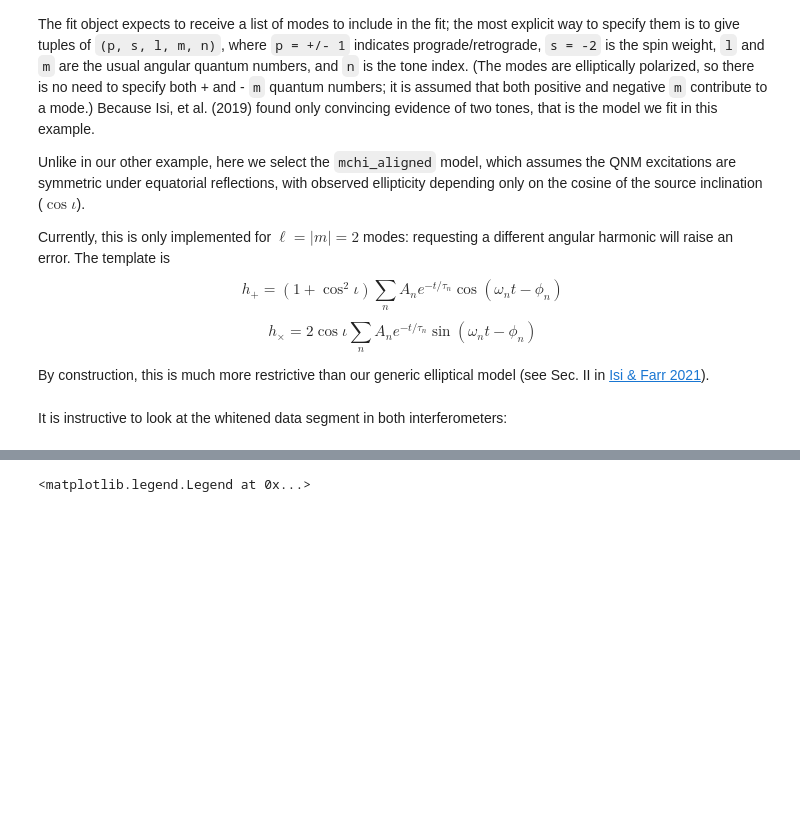
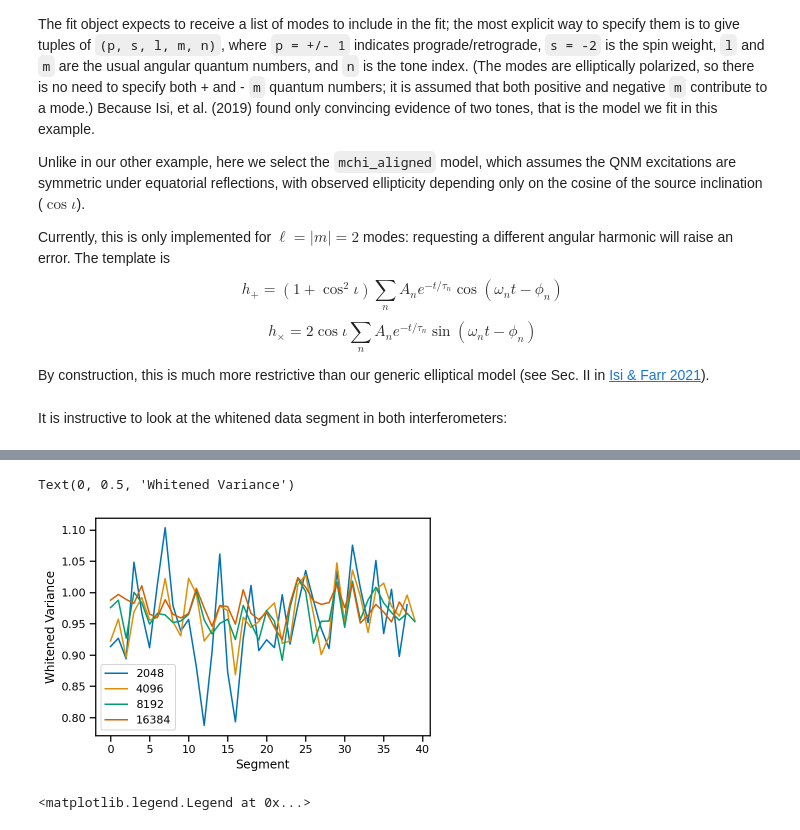
Before and after one commit to maxisi/ringdown, a Jupyter notebook: examples/NoiseWhitening.ipynb, the cells around one changed output, grey strips where cells are left out. Saved outputs shown, nothing was run; the diff lists cells and outputs as text; code cells hidden in the pictures; blank space fills up the shorter version.

```diff
--- a/examples/NoiseWhitening.ipynb
+++ b/examples/NoiseWhitening.ipynb
@@ -138,3 +167,13 @@ snr2_timeseries
+# %%
+for k, v in snr2_timeseries.items():
+    if k[0] == 'Welch' and k[2] == 'H1':
+        plot(v, label=k[1])
+legend()
+xlabel(r'Segment')
+ylabel(r'Whitened Variance')
+# %% [output]
+Text(0, 0.5, 'Whitened Variance')
+[figure, added]
 # %%
 fit.compute_acfs(method='fd', nperseg=srate)
 
```
Also changed, not shown: parts of 3 cells of this notebook.
